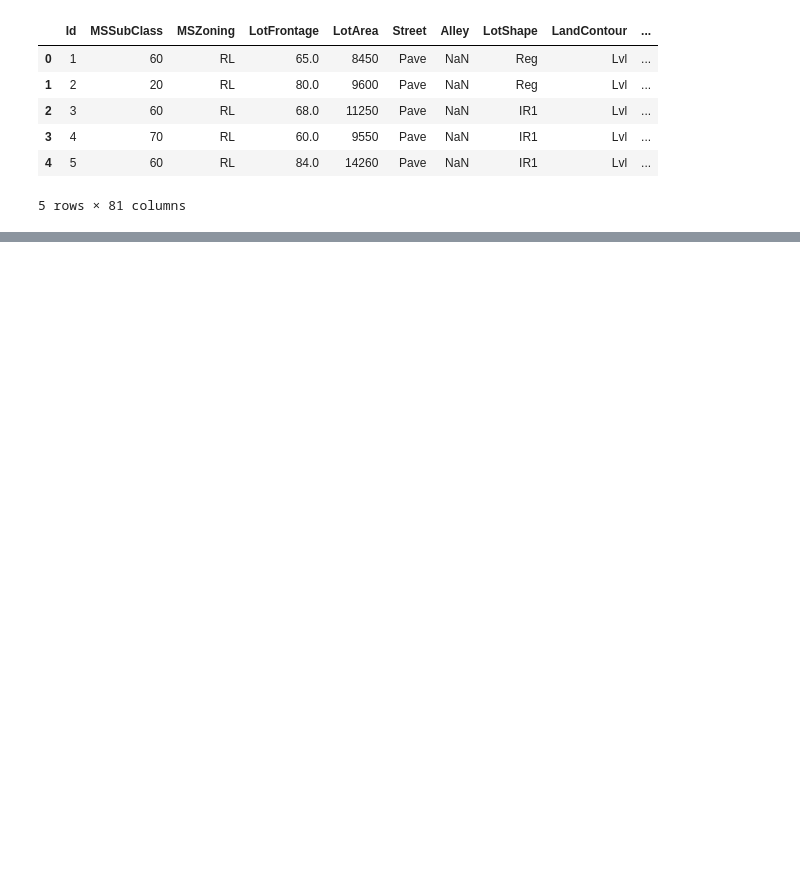
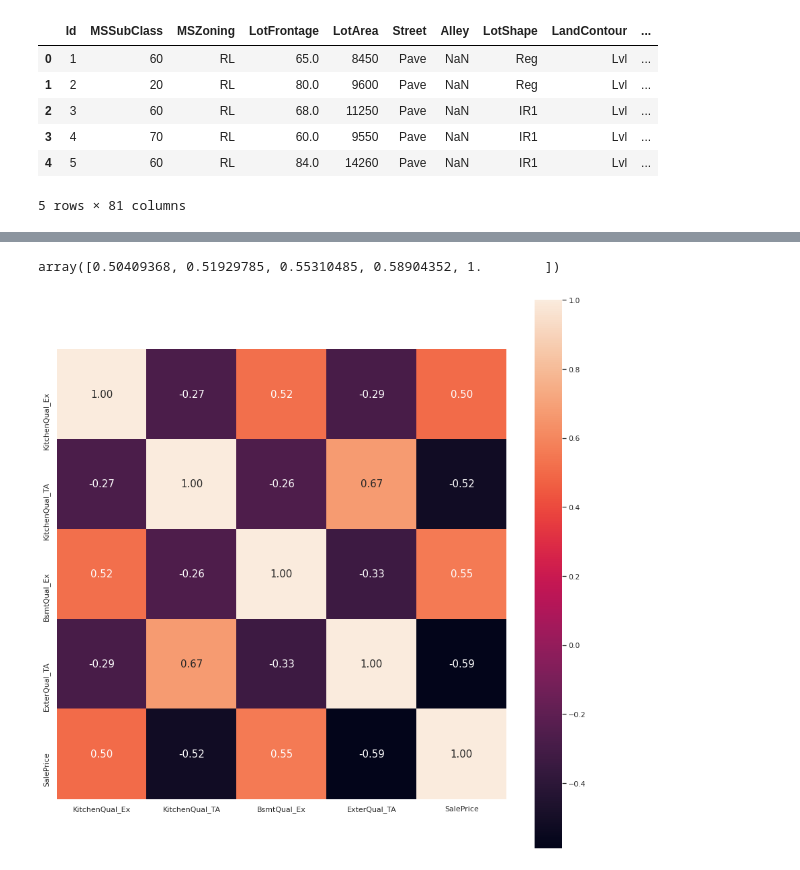
Before and after one commit to as1mple/labs_ds_courses, a Jupyter notebook: Predict_house_price.ipynb, the cells around one changed output, grey strips where cells are left out. Cells and saved outputs as stored; diff of their text form; code cells hidden in the pictures; blank space fills up the shorter version.

```diff
--- a/Predict_house_price.ipynb
+++ b/Predict_house_price.ipynb
@@ -271,0 +104,5 @@ save(test, np.array([i[0] for i in 10 ** slr.predict(x_test_norm)]), 'test_regre
+# %%
+best_features = best_features.reset_index()
+# %%
+best_features.rename(columns={'index' : "Faeatures",
+                              'SalePrice' : 'Corr'}, inplace=True)
@@ -271,0 +125,16 @@ save(test, np.array([i[0] for i in 10 ** slr.predict(x_test_norm)]), 'test_regre
+# %%
+best_features = best_features.where(best_features['Corr'] > 0.5, 0).query("Corr > 0.5")
+# %%
+best_features.Corr.values.T
+# %% [output]
+array([0.50409368, 0.51929785, 0.55310485, 0.58904352, 1.        ])
+# %%
+cat_data = pd.concat([categorical, data[['SalePrice']]], axis=1)[best_features.Faeatures]
+# %%
+cm = np.corrcoef(cat_data.values.T)
+sns.set(font_scale=1.5)
+sns.set(rc={'figure.figsize' : (15, 15)})
+hm = sns.heatmap(cm, cbar=True, annot=True, square=True, fmt='.02f', annot_kws={'size':15}, yticklabels=cat_data.columns, xticklabels=cat_data.columns)
+plt.show()
+# %% [output]
+[figure, added]
```
Also changed, not shown: parts of 67 cells of this notebook.
